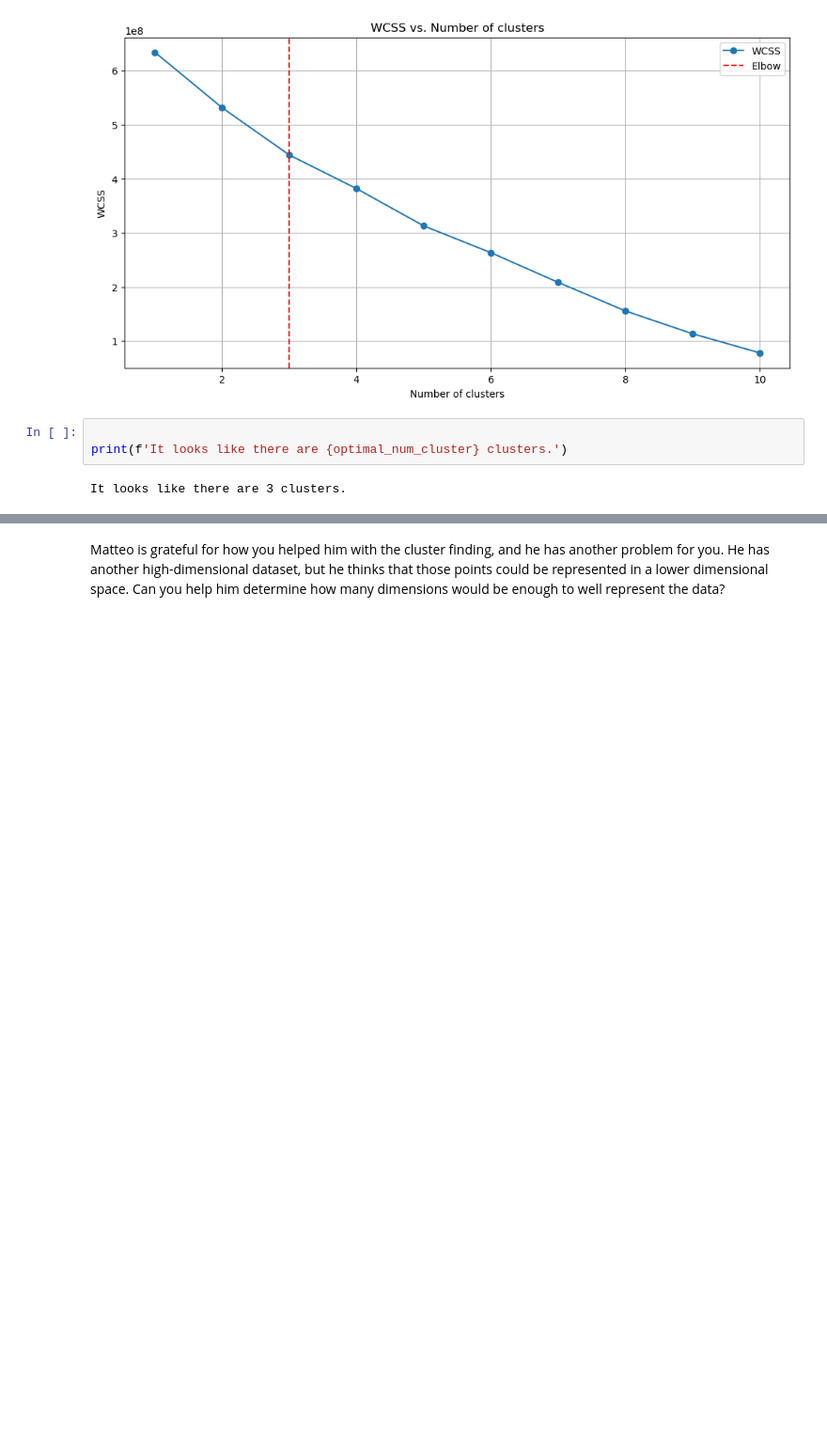
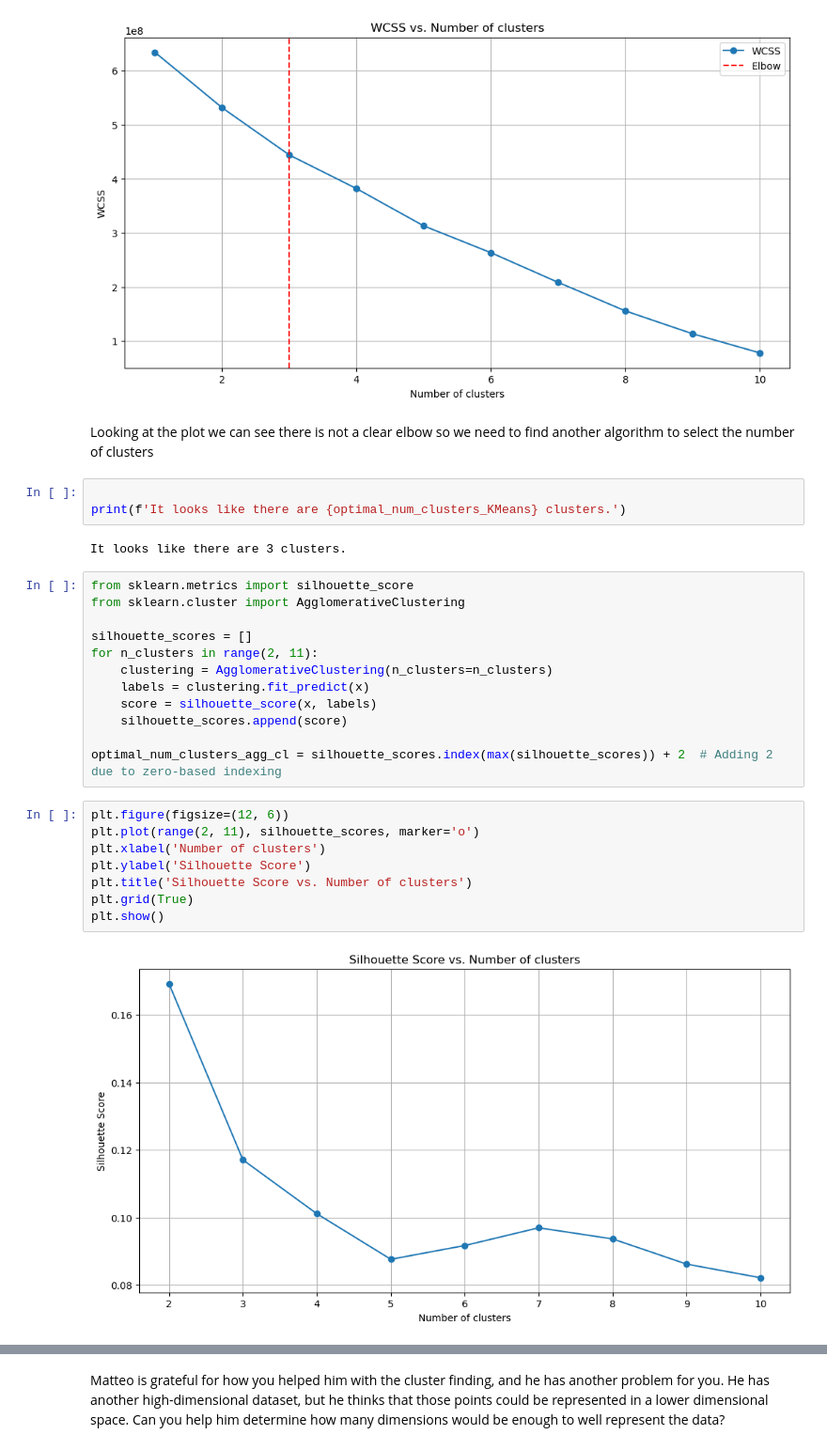
Before and after one commit to TeoAle/Giskard-assignment, a Jupyter notebook: DS_R&D_Assignment.ipynb, the cells around one changed output, grey strips where cells are left out. Shown: that part at 94% size. Drawn from its saved outputs; the diff is of its cells as text; blank space fills up the shorter version.

Commit message:
N2 no Kmeans

```diff
--- a/DS_R&D_Assignment.ipynb
+++ b/DS_R&D_Assignment.ipynb
@@ -106,8 +106,32 @@ plt.grid(True)
 plt.show()
 # %% [output]
 [figure]
+# %% [markdown]
+Looking at the plot we can see there is not a clear elbow so we need to find another algorithm to select the number of clusters
 # %%
 
-print(f'It looks like there are {optimal_num_cluster} clusters.')
+print(f'It looks like there are {optimal_num_clusters_KMeans} clusters.')
 # %% [output]
 It looks like there are 3 clusters.
+# %%
+from sklearn.metrics import silhouette_score
+from sklearn.cluster import AgglomerativeClustering
+
+silhouette_scores = []
+for n_clusters in range(2, 11):
+    clustering = AgglomerativeClustering(n_clusters=n_clusters)
+    labels = clustering.fit_predict(x)
+    score = silhouette_score(x, labels)
+    silhouette_scores.append(score)
+
+optimal_num_clusters_agg_cl = silhouette_scores.index(max(silhouette_scores)) + 2  # Adding 2 due to zero-based indexing
+# %%
+plt.figure(figsize=(12, 6))
+plt.plot(range(2, 11), silhouette_scores, marker='o')
+plt.xlabel('Number of clusters')
+plt.ylabel('Silhouette Score')
+plt.title('Silhouette Score vs. Number of clusters')
+plt.grid(True)
+plt.show()
+# %% [output]
+[figure, added]
```
Also changed, not shown: parts of 12 cells of this notebook.
